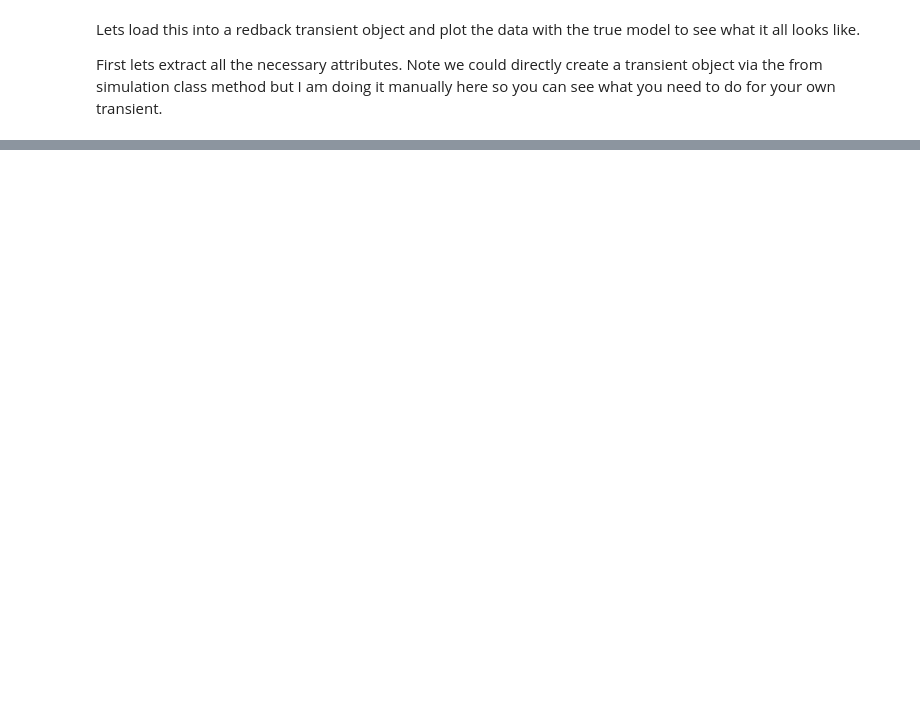
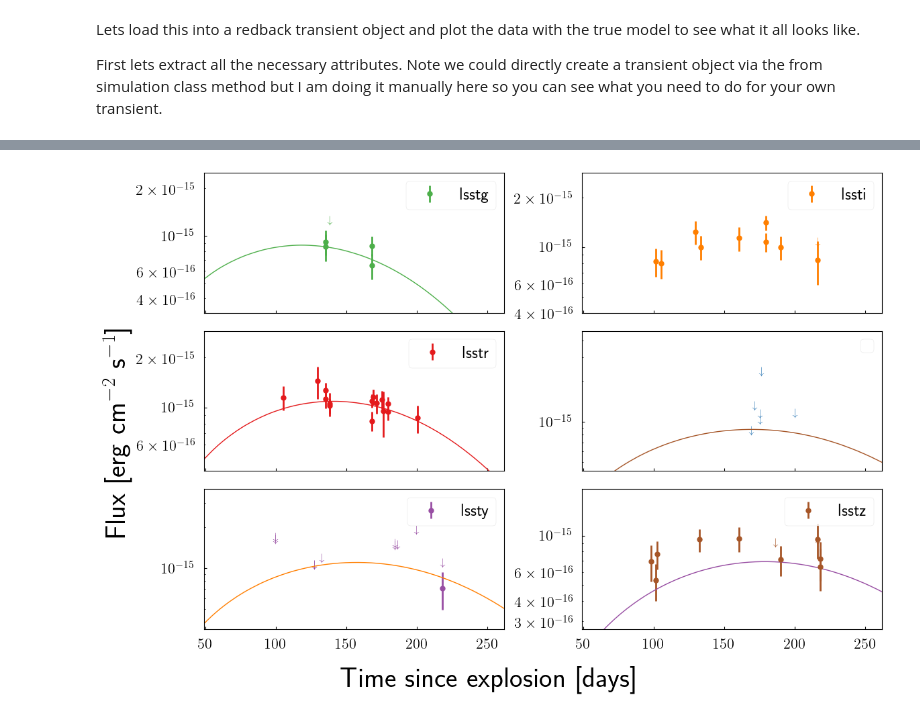
Before and after one commit to nikhil-sarin/redback, a Jupyter notebook: examples/handling_non_detections.ipynb, the cells around one changed output, grey strips where cells are left out. Saved outputs shown, nothing was run; the diff lists cells and outputs as text; code cells hidden in the pictures; blank space fills up the shorter version.

```diff
--- a/examples/handling_non_detections.ipynb
+++ b/examples/handling_non_detections.ipynb
@@ -122,0 +102,12 @@ We can now sample with this likelihood as we normally would in redback
+# %%
+ax = sn.plot_multiband(band_colors=band_colors, show=False)
+# ax.set_ylim(1e-16, 4e-15)
+# Plot the true model on top
+tt = np.linspace(0.1, 300, 200)
+parameters['output_format'] = 'flux'
+for ii, band in enumerate(band_colors.keys()):
+    parameters['bands'] = band
+    out = redback.transient_models.supernova_models.arnett(tt, **parameters)
+    ax[ii].semilogy(tt, out, color=band_colors[band], label=band)
+# %% [output]
+[figure, added]
```
Also changed, not shown: parts of 19 cells of this notebook, 6 other files.
